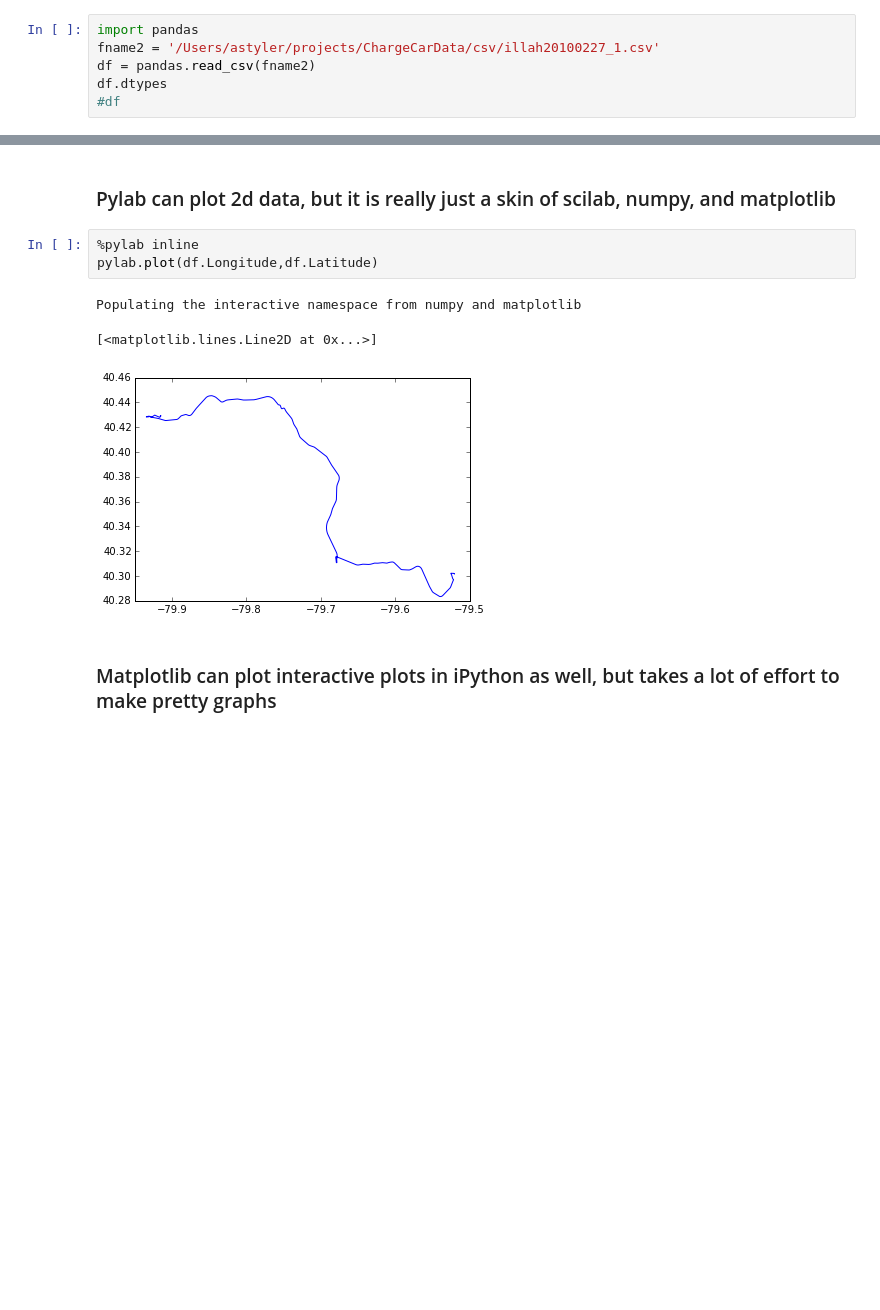
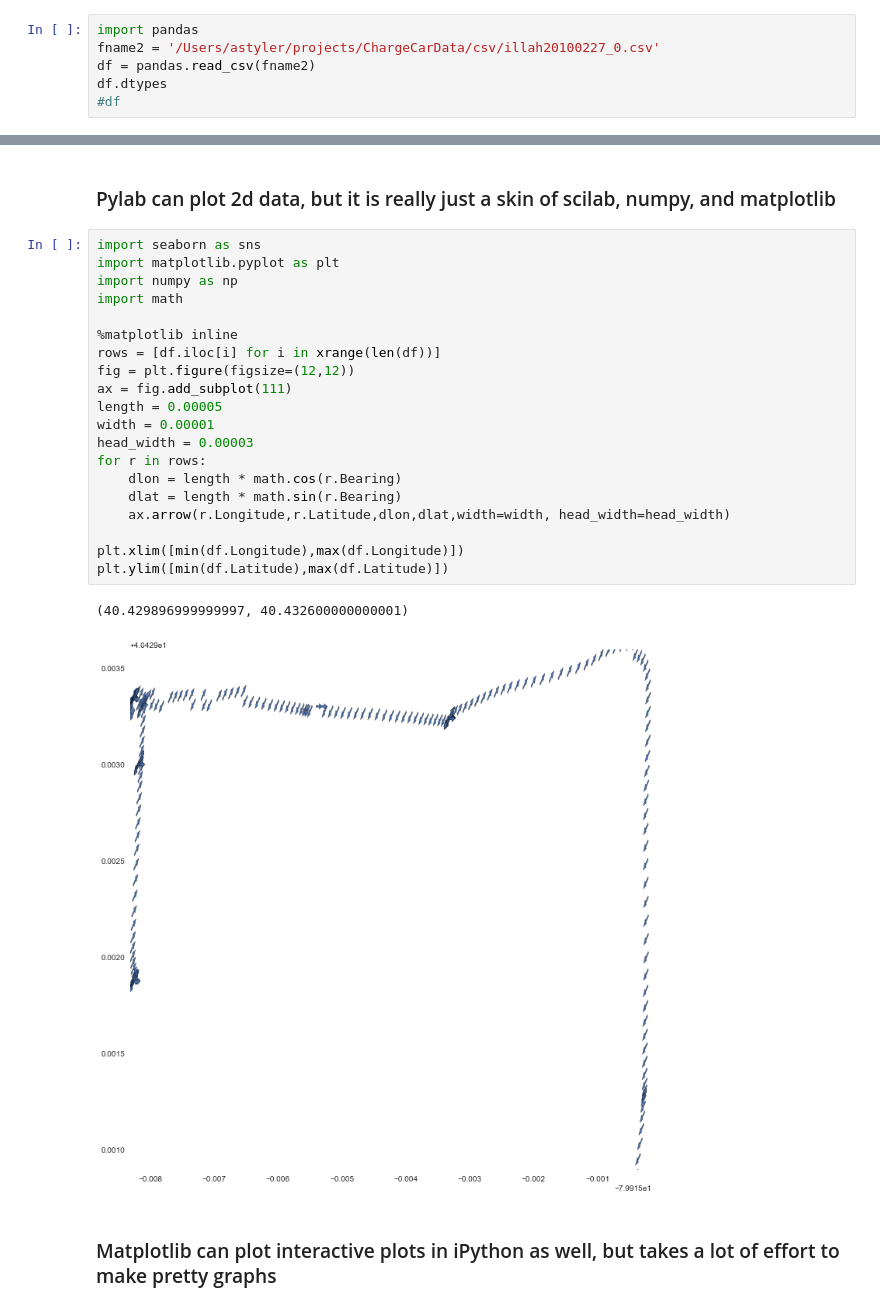
Before and after one commit to astyler/scratch, a Jupyter notebook: csvgpx plotting.ipynb, the cells around one changed output, grey strips where cells are left out. Drawn from its saved outputs; the diff is of its cells as text; blank space fills up the shorter version.

Commit message:
bearing diagram

```diff
--- a/csvgpx plotting.ipynb
+++ b/csvgpx plotting.ipynb
@@ -2,7 +2,7 @@
 ### Here we have some example plotting libraries in iPython
 # %%
 import pandas
-fname2 = '/Users/astyler/projects/ChargeCarData/csv/illah20100227_1.csv'
+fname2 = '/Users/astyler/projects/ChargeCarData/csv/illah20100227_0.csv'
 df = pandas.read_csv(fname2)
 df.dtypes
 #df
@@ -21,13 +21,29 @@ Time                 int64
 dtype: object
 # %% [markdown]
 ### Pylab can plot 2d data, but it is really just a skin of scilab, numpy, and matplotlib
-# %%
-%pylab inline
-pylab.plot(df.Longitude,df.Latitude)
-# %% [output]
-Populating the interactive namespace from numpy and matplotlib
-[<matplotlib.lines.Line2D at 0x...>]
-[figure, removed]
+# %%
+import seaborn as sns
+import matplotlib.pyplot as plt
+import numpy as np
+import math
+
+%matplotlib inline
+rows = [df.iloc[i] for i in xrange(len(df))]
+fig = plt.figure(figsize=(12,12))
+ax = fig.add_subplot(111)
+length = 0.00005
+width = 0.00001
+head_width = 0.00003
+for r in rows:
+    dlon = length * math.cos(r.Bearing)
+    dlat = length * math.sin(r.Bearing)
+    ax.arrow(r.Longitude,r.Latitude,dlon,dlat,width=width, head_width=head_width)
+
+plt.xlim([min(df.Longitude),max(df.Longitude)])
+plt.ylim([min(df.Latitude),max(df.Latitude)])
+# %% [output]
+(40.429896999999997, 40.432600000000001)
+[figure, added]
 # %% [markdown]
 ### Matplotlib can plot interactive plots in iPython as well, but takes a lot of effort to make pretty graphs
 # %%
```
